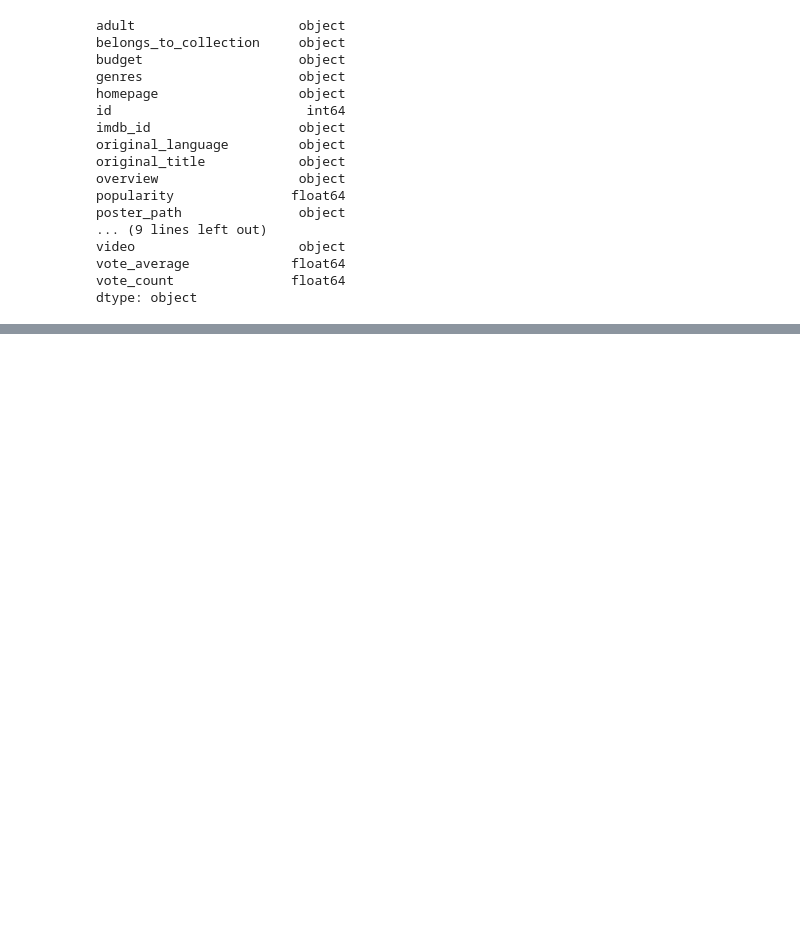
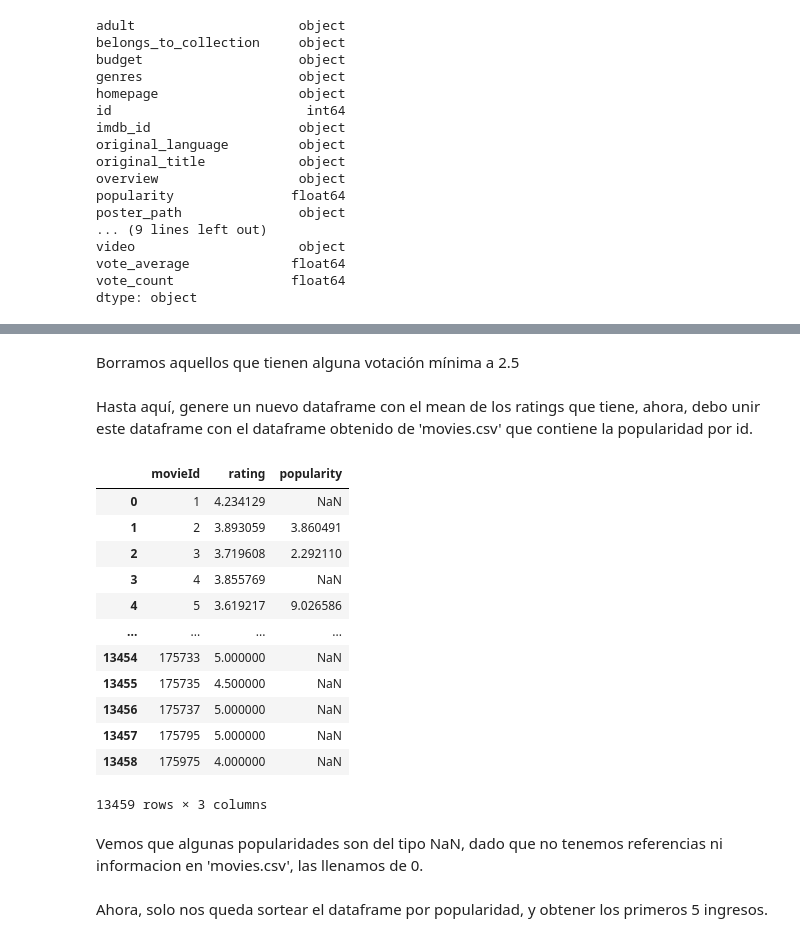
Before and after one commit to lucas794/7507-Algo3, a Jupyter notebook: TP1_Ejercicio_13.ipynb, the cells around one changed output, grey strips where cells are left out. Drawn from its saved outputs; the diff is of its cells as text; code cells hidden in the pictures; blank space fills up the shorter version.

```diff
--- a/TP1_Ejercicio_13.ipynb
+++ b/TP1_Ejercicio_13.ipynb
@@ -102,0 +150,3 @@ Finalmente, tenemos el dataframe convertido como se pedía. Ahora, de éste data
+# %%
+filtro_peliculas = usuarios_imdb.calificaciones_totales < 50
+usuarios_imdb = usuarios_imdb.drop( usuarios_imdb[ filtro_peliculas ].index )
@@ -102,0 +155,31 @@ Finalmente, tenemos el dataframe convertido como se pedía. Ahora, de éste data
+# %%
+usuarios_imdb["minima_calificacion"] = usuarios_imdb.groupby('userId')['rating'].transform('min')
+# %% [markdown]
+Borramos aquellos que tienen alguna votación mínima a 2.5
+# %%
+filtro_calificacion = usuarios_imdb.minima_calificacion < 2.5
+usuarios_imdb = usuarios_imdb.drop( usuarios_imdb[ filtro_calificacion ].index )
+# %%
+ratings_peliculas = usuarios_imdb.groupby(['movieId']).agg({'rating':'mean'})
+# %% [markdown]
+Hasta aquí, genere un nuevo dataframe con el mean de los ratings que tiene, ahora, debo unir este dataframe con el dataframe obtenido de 'movies.csv' que contiene la popularidad por id.
+# %%
+informacion_peliculas_con_id.columns = ['movieId', 'popularity'] #Cambiamos el nombre para que el ID del merge coincida
+df_peliculas_populares = ratings_peliculas.merge(informacion_peliculas_con_id, how='left', on='movieId')
+df_peliculas_populares
+# %% [output]
+|  | movieId | rating | popularity |
+| 0 | 1 | 4.234129 | NaN |
+| 1 | 2 | 3.893059 | 3.860491 |
+| 2 | 3 | 3.719608 | 2.292110 |
+| 3 | 4 | 3.855769 | NaN |
+| 4 | 5 | 3.619217 | 9.026586 |
+| ... | ... | ... | ... |
+| 13454 | 175733 | 5.000000 | NaN |
+| 13455 | 175735 | 4.500000 | NaN |
+| 13456 | 175737 | 5.000000 | NaN |
+| 13457 | 175795 | 5.000000 | NaN |
+| 13458 | 175975 | 4.000000 | NaN |
+13459 rows × 3 columns
+# %% [markdown]
+Vemos que algunas popularidades son del tipo NaN, dado que no tenemos referencias ni informacion en 'movies.csv', las llenamos de 0.
@@ -102,0 +188,2 @@ Finalmente, tenemos el dataframe convertido como se pedía. Ahora, de éste data
+# %% [markdown]
+Ahora, solo nos queda sortear el dataframe por popularidad, y obtener los primeros 5 ingresos.
```
Also changed, not shown: parts of 21 cells of this notebook.
